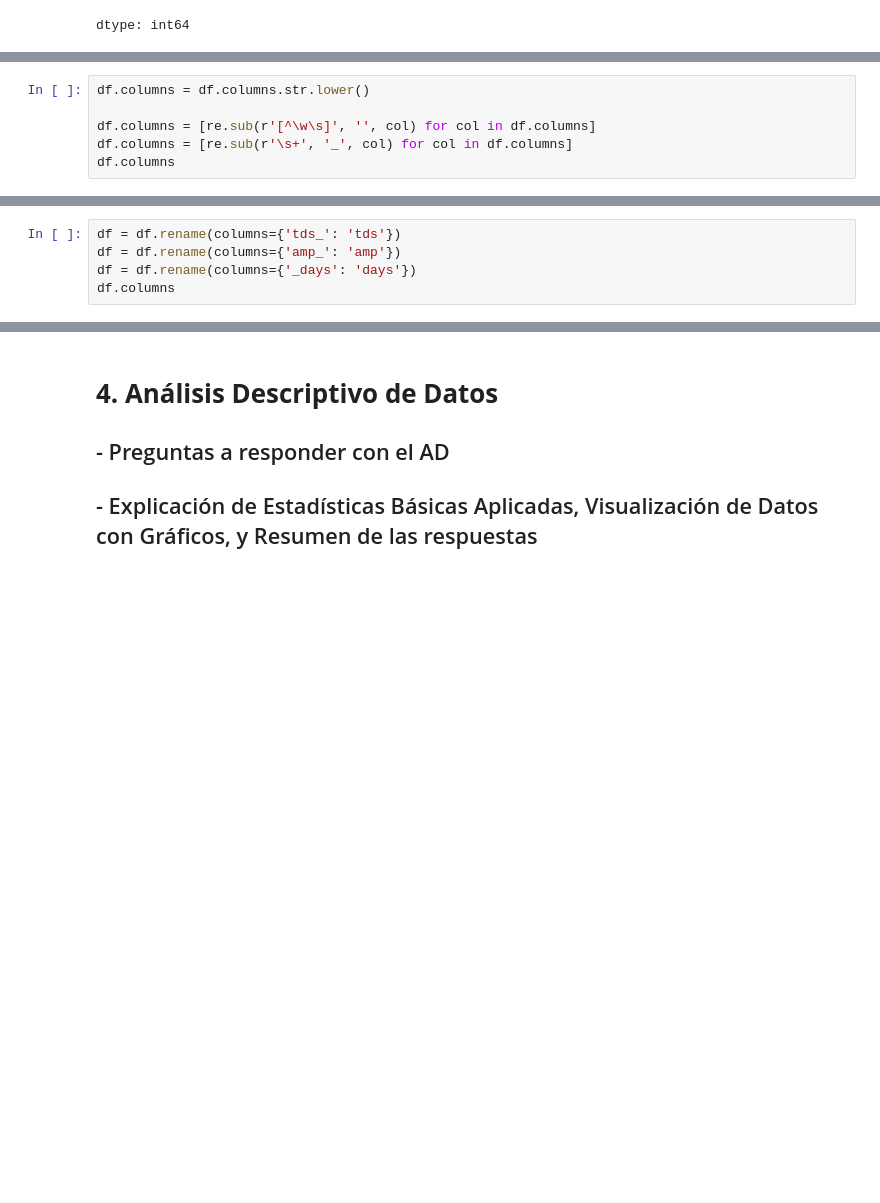
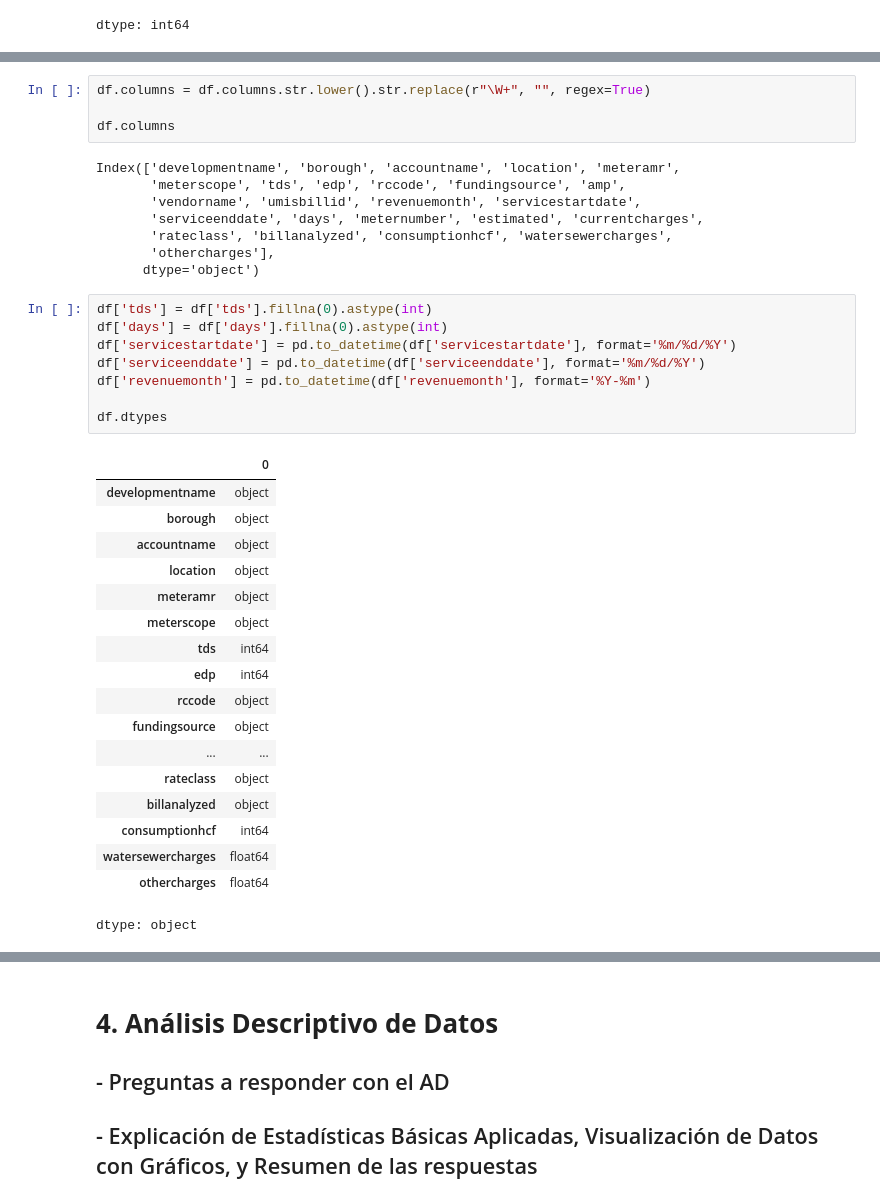
Before and after one commit to jonathanahc/Proyecto, a Jupyter notebook: ProyectoProgADAP_255497.ipynb, the cells around one changed output, grey strips where cells are left out. Drawn from its saved outputs; the diff is of its cells as text; blank space fills up the shorter version.

```diff
--- a/ProyectoProgADAP_255497.ipynb
+++ b/ProyectoProgADAP_255497.ipynb
@@ -95,6 +84,0 @@ Index(['Development Name', 'Borough', 'Account Name', 'Location', 'Meter AMR',
-# %%
-df.columns = df.columns.str.lower()
-
-df.columns = [re.sub(r'[^\w\s]', '', col) for col in df.columns]
-df.columns = [re.sub(r'\s+', '_', col) for col in df.columns]
-df.columns
@@ -109,5 +84,0 @@ Index(['development_name', 'borough', 'account_name', 'location', 'meter_amr',
-# %%
-df = df.rename(columns={'tds_': 'tds'})
-df = df.rename(columns={'amp_': 'amp'})
-df = df.rename(columns={'_days': 'days'})
-df.columns
@@ -121,0 +95,39 @@ Index(['development_name', 'borough', 'account_name', 'location', 'meter_amr',
+# %%
+df.columns = df.columns.str.lower().str.replace(r"\W+", "", regex=True)
+
+df.columns
+# %% [output]
+Index(['developmentname', 'borough', 'accountname', 'location', 'meteramr',
+       'meterscope', 'tds', 'edp', 'rccode', 'fundingsource', 'amp',
+       'vendorname', 'umisbillid', 'revenuemonth', 'servicestartdate',
+       'serviceenddate', 'days', 'meternumber', 'estimated', 'currentcharges',
+       'rateclass', 'billanalyzed', 'consumptionhcf', 'watersewercharges',
+       'othercharges'],
+      dtype='object')
+# %%
+df['tds'] = df['tds'].fillna(0).astype(int)
+df['days'] = df['days'].fillna(0).astype(int)
+df['servicestartdate'] = pd.to_datetime(df['servicestartdate'], format='%m/%d/%Y')
+df['serviceenddate'] = pd.to_datetime(df['serviceenddate'], format='%m/%d/%Y')
+df['revenuemonth'] = pd.to_datetime(df['revenuemonth'], format='%Y-%m')
+
+df.dtypes
+# %% [output]
+|  | 0 |
+| developmentname | object |
+| borough | object |
+| accountname | object |
+| location | object |
+| meteramr | object |
+| meterscope | object |
+| tds | int64 |
+| edp | int64 |
+| rccode | object |
+| fundingsource | object |
+| ... | ... |
+| rateclass | object |
+| billanalyzed | object |
+| consumptionhcf | int64 |
+| watersewercharges | float64 |
+| othercharges | float64 |
+dtype: object
```
Also changed, not shown: parts of 5 cells of this notebook.
